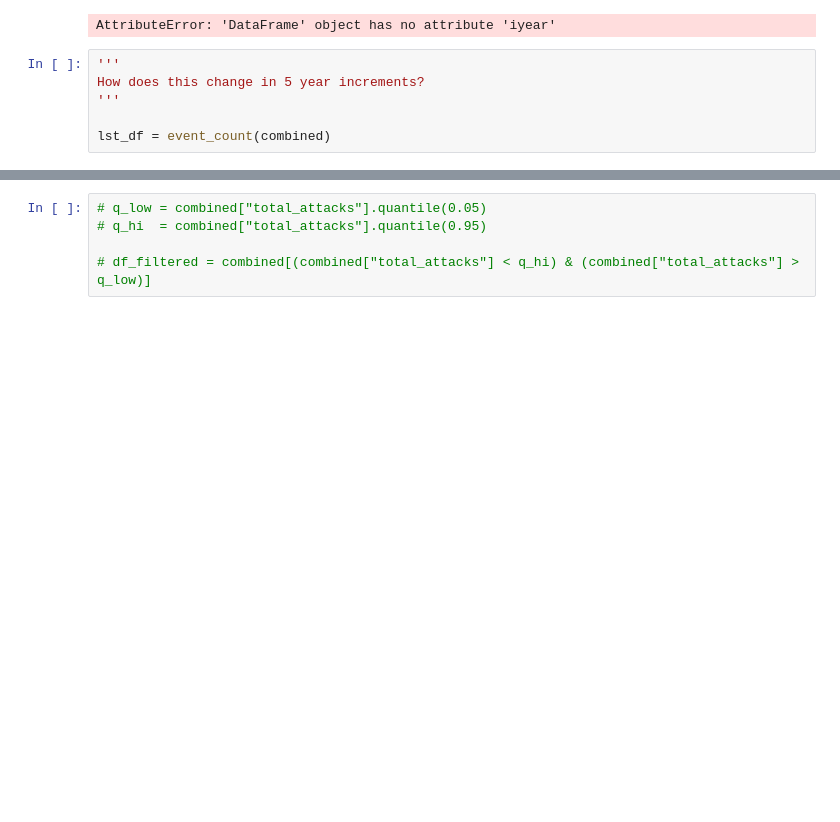
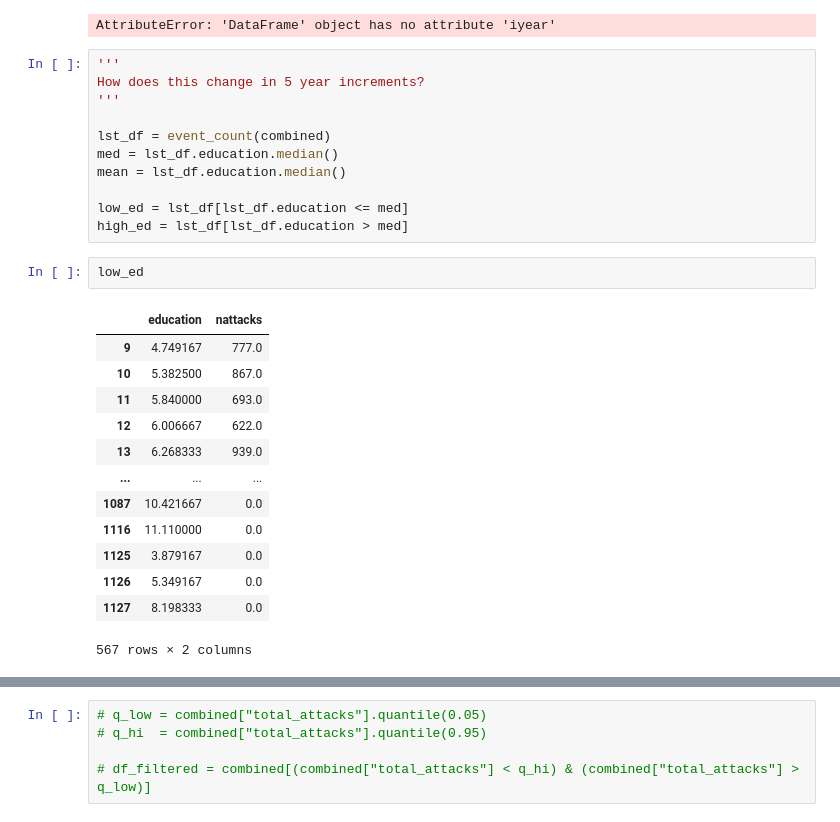
Before and after one commit to wmcfarlan/security_analysis, a Jupyter notebook: edu_ter_eda.ipynb, the cells around one changed output, grey strips where cells are left out. Drawn from its saved outputs; the diff is of its cells as text; blank space fills up the shorter version.

```diff
--- a/edu_ter_eda.ipynb
+++ b/edu_ter_eda.ipynb
@@ -157,3 +160,24 @@ How does this change in 5 year increments?
 '''
 
 lst_df = event_count(combined)
+med = lst_df.education.median()
+mean = lst_df.education.median()
+
+low_ed = lst_df[lst_df.education <= med]
+high_ed = lst_df[lst_df.education > med]
+# %%
+low_ed
+# %% [output]
+|  | education | nattacks |
+| 9 | 4.749167 | 777.0 |
+| 10 | 5.382500 | 867.0 |
+| 11 | 5.840000 | 693.0 |
+| 12 | 6.006667 | 622.0 |
+| 13 | 6.268333 | 939.0 |
+| ... | ... | ... |
+| 1087 | 10.421667 | 0.0 |
+| 1116 | 11.110000 | 0.0 |
+| 1125 | 3.879167 | 0.0 |
+| 1126 | 5.349167 | 0.0 |
+| 1127 | 8.198333 | 0.0 |
+567 rows × 2 columns
```
Also changed, not shown: parts of 11 cells of this notebook.
